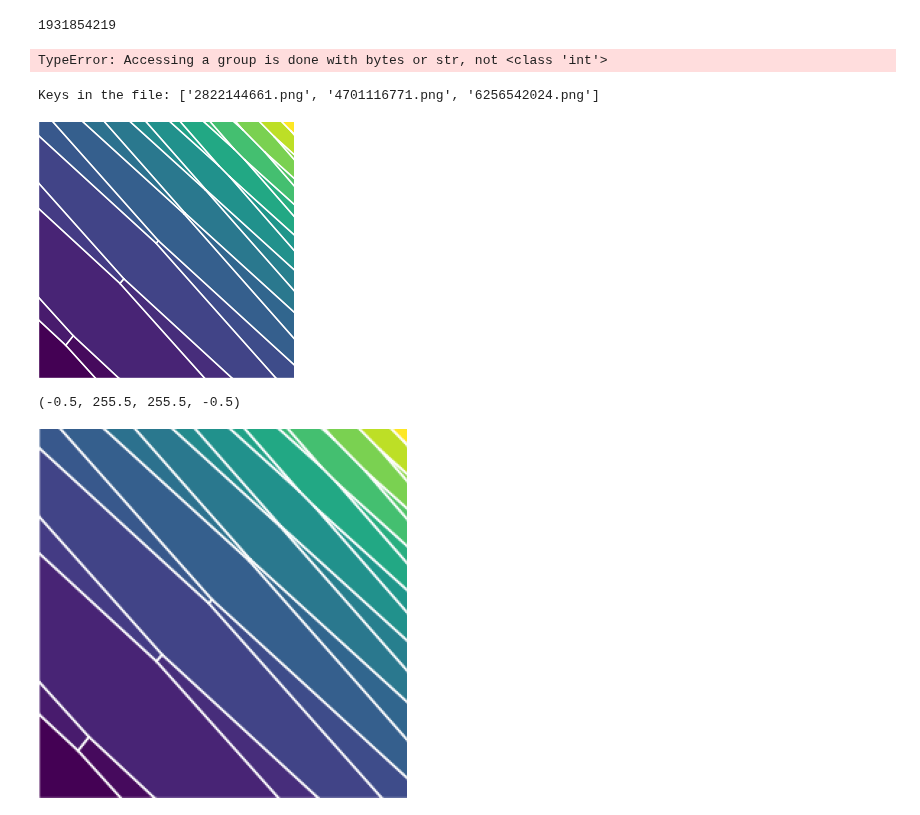
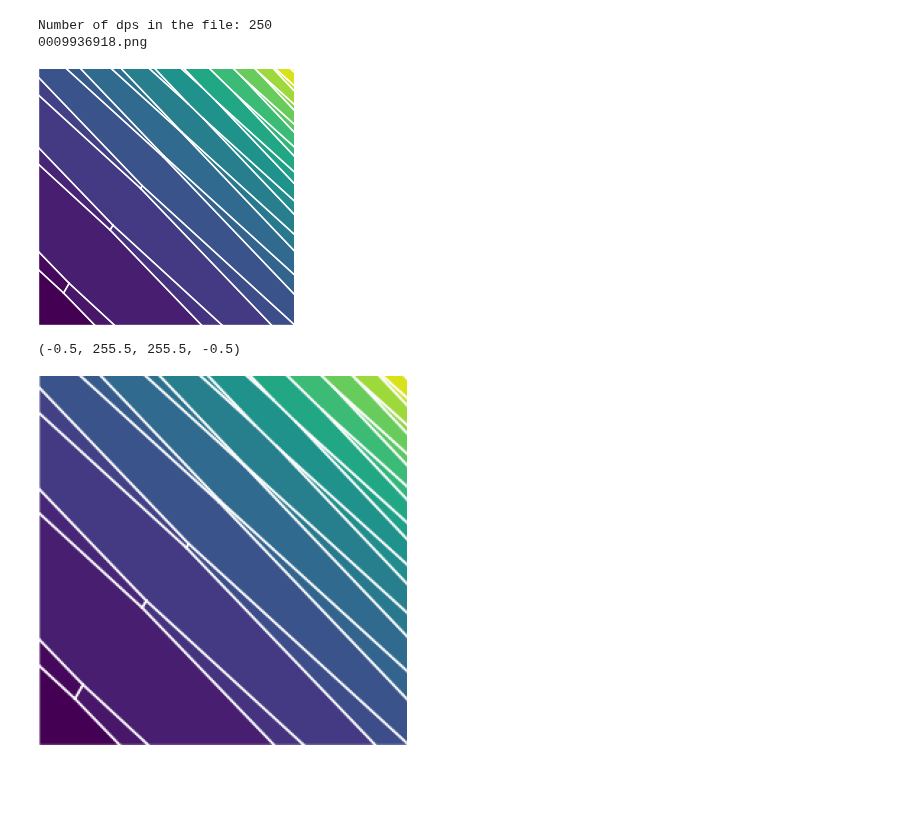
Before and after one commit to KREFT-QS-13/learning-QDs-parameters, a Jupyter notebook: testing_qdarts.ipynb, the cells around one changed output. Cells and saved outputs as stored; diff of their text form; code cells hidden in the pictures; blank space fills up the shorter version.

```diff
--- a/testing_qdarts.ipynb
+++ b/testing_qdarts.ipynb
@@ -121,29 +121,27 @@ u.count_directories_in_folder('datasets/imgs')
 # %%
 path = './datasets/'
 u.count_directories_in_folder(2, path)
-# %%
-import utilities as u
-dict = u.load_hfd5(2,12)
-# %% [output]
-1931854219
-TypeError: Accessing a group is done with bytes or str, not <class 'int'>
 # %%
 import utilities as u
 import h5py
-path = u.get_path_hfd5(2,13)
+path = u.get_path_hfd5(2,1)
+
 with h5py.File(path, 'r') as f:
-    print("Keys in the file:", list(f.keys()))
-    img_4701116771 = f['4701116771.png']['csd'][:]
+    print("Number of dps in the file:", len(list(f.keys())))
+    img = f[list(f.keys())[0]]['csd'][:]
+    print(list(f.keys())[0])
 # %% [output]
-Keys in the file: ['2822144661.png', '4701116771.png', '6256542024.png']
+Number of dps in the file: 250
+0009936918.png
 # %%
-u.load_csd_img(2,13,'4701116771')
+u.load_csd_img(2,1,'0009936918.png')
 # %% [output]
-[figure, old version]
+[figure, new version]
 # %%
 import matplotlib.pyplot as plt
-plt.imshow(np.transpose(img_4701116771, (1, 2, 0)))
+import numpy as np
+plt.imshow(np.transpose(img, (1, 2, 0)))
 plt.axis('off')
 # %% [output]
 (-0.5, 255.5, 255.5, -0.5)
-[figure, old version]
+[figure, new version]
```
Also changed, not shown: 4 other files.
